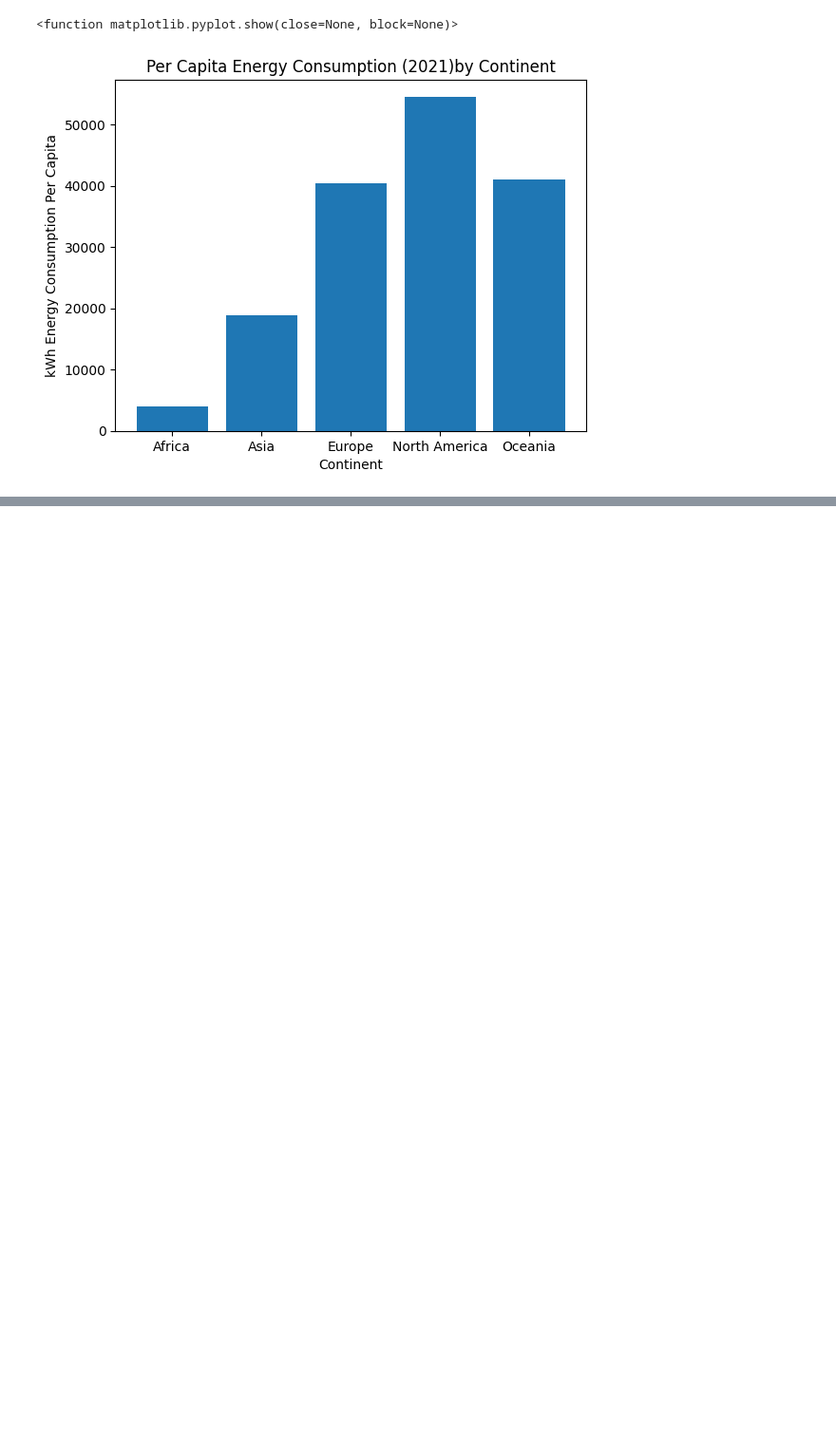
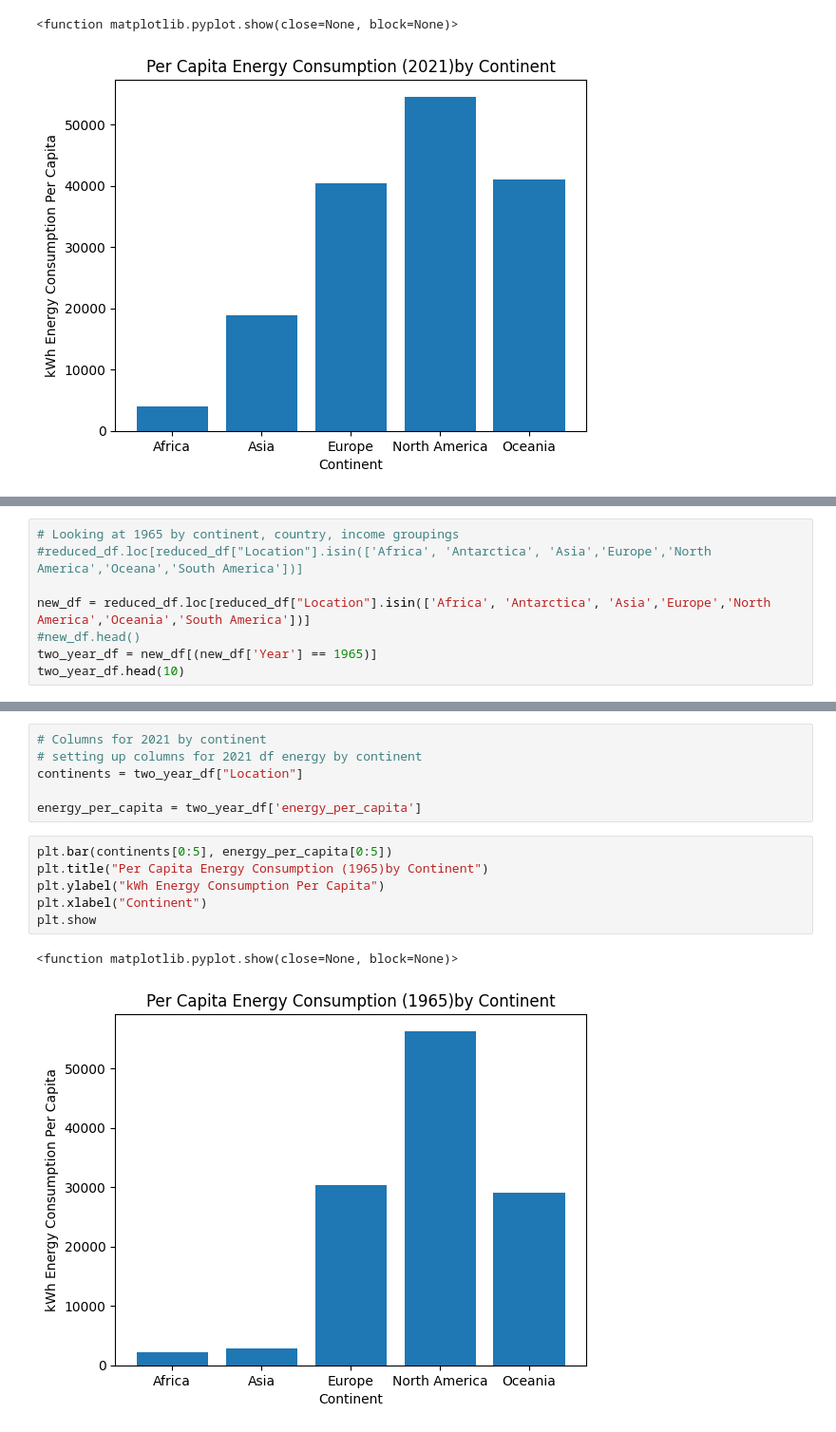
Before and after one commit to Faith-Hall/Group-Project-1, a Jupyter notebook: analysis_2.ipynb, the cells around one changed output, grey strips where cells are left out. Shown at 95% size. Saved outputs shown, nothing was run; the diff lists cells and outputs as text; blank space fills up the shorter version.

```diff
--- a/analysis_2.ipynb
+++ b/analysis_2.ipynb
@@ -71,0 +82,8 @@ plt.show
+# %%
+# Looking at 1965 by continent, country, income groupings
+#reduced_df.loc[reduced_df["Location"].isin(['Africa', 'Antarctica', 'Asia','Europe','North America','Oceana','South America'])]
+
+new_df = reduced_df.loc[reduced_df["Location"].isin(['Africa', 'Antarctica', 'Asia','Europe','North America','Oceania','South America'])]
+#new_df.head()
+two_year_df = new_df[(new_df['Year'] == 1965)]
+two_year_df.head(10)
@@ -71,0 +98,15 @@ plt.show
+# %%
+# Columns for 2021 by continent
+# setting up columns for 2021 df energy by continent
+continents = two_year_df["Location"]
+
+energy_per_capita = two_year_df['energy_per_capita']
+# %%
+plt.bar(continents[0:5], energy_per_capita[0:5])
+plt.title("Per Capita Energy Consumption (1965)by Continent")
+plt.ylabel("kWh Energy Consumption Per Capita")
+plt.xlabel("Continent")
+plt.show
+# %% [output]
+<function matplotlib.pyplot.show(close=None, block=None)>
+[figure, added]
```
Also changed, not shown: parts of 3 cells of this notebook.
